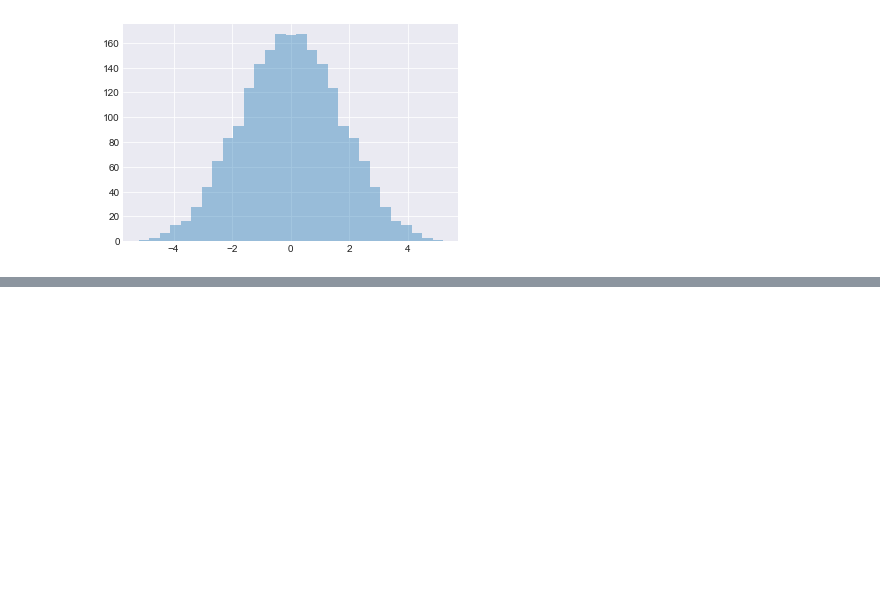
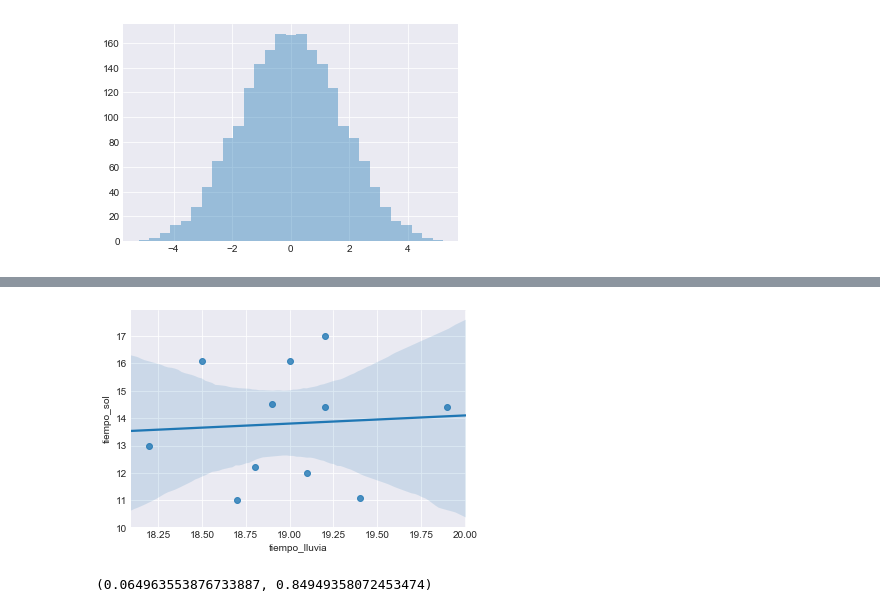
Before and after one commit to lucasputer/CienciaDeDatos, a Jupyter notebook: tp1/tp1.ipynb, the cells around one changed output, grey strips where cells are left out. Drawn from its saved outputs; the diff is of its cells as text; code cells hidden in the pictures; blank space fills up the shorter version.

```diff
--- a/tp1/tp1.ipynb
+++ b/tp1/tp1.ipynb
@@ -245,0 +254,12 @@ print(stats.f_oneway(df_filtrado['tiempo_sol'],df_filtrado['tiempo_nublado'], df
+# %%
+# ¿Sirve entrenar en dias de lluvia?
+
+sns.regplot(x=df_filtrado['tiempo_lluvia'], y=df_filtrado['tiempo_sol'])
+sns.plt.show()
+
+# La correlacion lineal es muy baja si comparamos los dias que llueve a los dias soleados
+
+print(stats.pearsonr(df_filtrado['tiempo_lluvia'],df_filtrado['tiempo_sol']))
+# %% [output]
+[figure, added]
+(0.064963553876733887, 0.84949358072453474)
```
Also changed, not shown: parts of 4 cells of this notebook, 1 other file.
